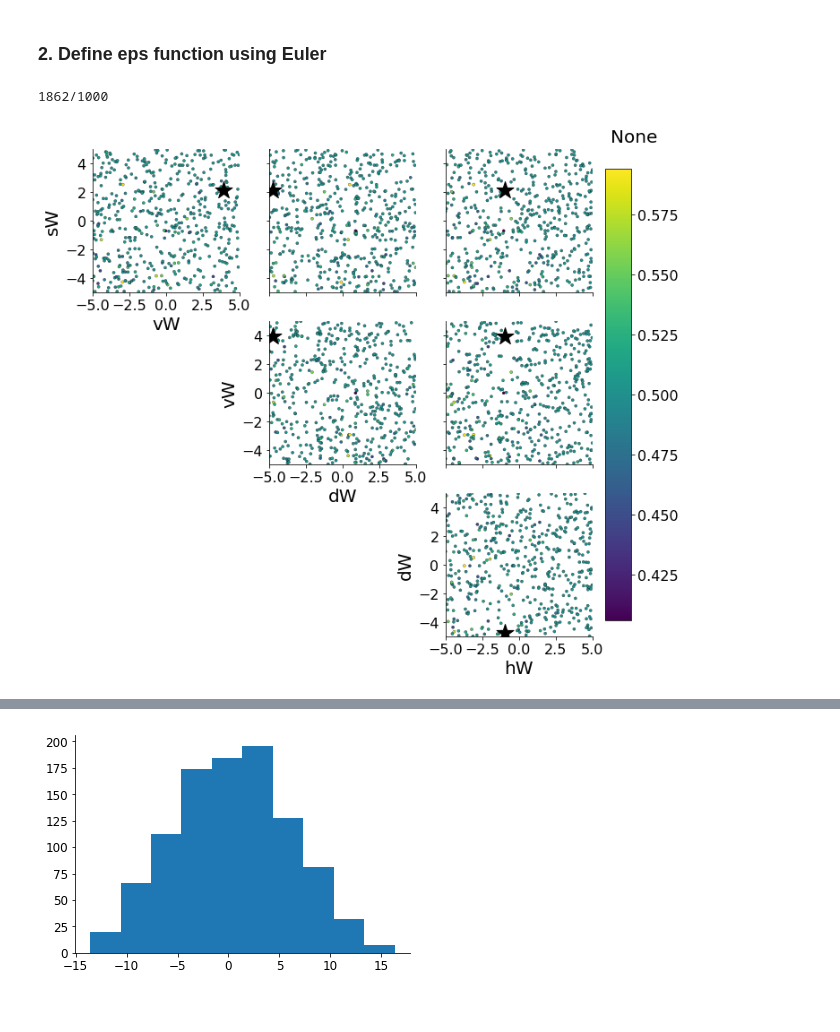
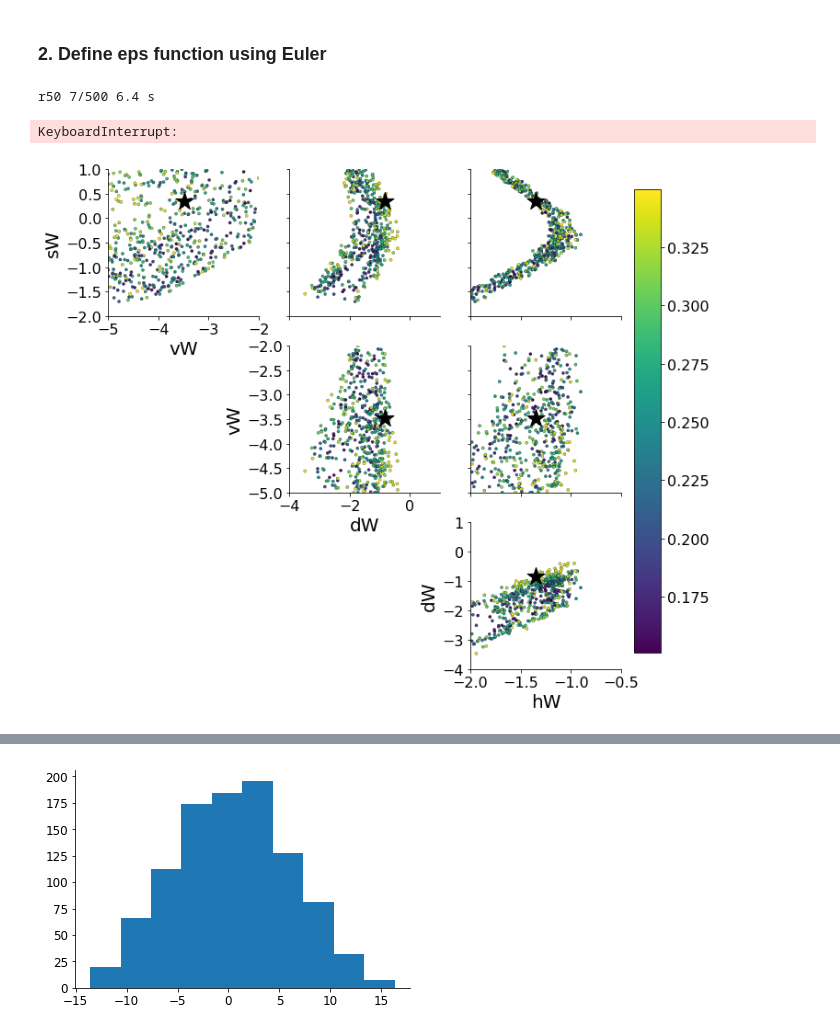
Before and after one commit to cunningham-lab/epi, a Jupyter notebook: notebooks/SC_Circuit/SC_acc_ABC.ipynb, the cells around one changed output, grey strips where cells are left out. Drawn from its saved outputs; the diff is of its cells as text; code cells hidden in the pictures.

```diff
--- a/notebooks/SC_Circuit/SC_acc_ABC.ipynb
+++ b/notebooks/SC_Circuit/SC_acc_ABC.ipynb
@@ -24,6 +21,10 @@ sW = Parameter("sW", 1, lb=lb, ub=ub)
 vW = Parameter("vW", 1, lb=lb, ub=ub)
 dW = Parameter("dW", 1, lb=lb, ub=ub)
 hW = Parameter("hW", 1, lb=lb, ub=ub)
+"""sW = Parameter("sW", 1, lb=-2., ub=1.)
+vW = Parameter("vW", 1, lb=-5., ub=-2.)
+dW = Parameter("dW", 1, lb=-4., ub=1.)
+hW = Parameter("hW", 1, lb=-2., ub=-.5)"""
 
 parameters = [sW, vW, dW, hW]
 
@@ -68,19 +69,23 @@ def accept_inds(T_x, means, stds):
                     T_x[:,i] < means[i] + 2*stds[i]) for i in range(len(means))])
     return np.logical_and.reduce(acc, axis=0)
 # %%
-num_keep = 1000
+import time
+num_keep = 500
 M = 1000
 zs = []
 T_xs = []
 
-p = .5
+p = .75
 means = [p, 1-p]
 stds = [0.05, 0.05]
 
+_round = 0
 num_found = 0
 z = None
 T_x = None
 while (num_found < num_keep):
+    _round += 1
+    time1 = time.time()
     _z = np.zeros((M, model.D), dtype=np.float32)
     for j in range(model.D):
         _z[:,j] = np.random.uniform(model.parameters[j].lb, model.parameters[j].ub, (M,))
@@ -97,7 +102,8 @@ while (num_found < num_keep):
     else:
         z = np.concatenate((z, _z), axis=0)
         T_x = np.concatenate((T_x, _T_x), axis=0)
-    print('%d/%d\r' % (num_found, num_keep), end='')
+    time2 = time.time()
+    print('r%d %d/%d %.1f s\r' % (_round, num_found, num_keep, time2-time1), end='')
 
     num_found = z.shape[0]
 
@@ -108,19 +114,20 @@ T_x = T_x[:num_keep]
 num_plot = 500
 fontsize = 20
 # %% [output]
-1862/1000
+r50 7/500 6.4 s
+KeyboardInterrupt:
 # %%
 z_labels = [p.name for p in model.parameters]
 #z_star = np.mean(z, axis=0)[None,:]
 z_star = z[0,:][None,:]
 
 _lb = np.array([p.lb[0] for p in model.parameters])
 _ub = np.array([p.ub[0] for p in model.parameters])
 fig = pairplot(z[:num_plot], np.arange(4), z_labels,
                fontsize=fontsize, figsize=(10,10), starred=z_star,
-               lb=_lb, ub=_ub, c = T_x[:,0])
+               lb=_lb, ub=_ub, c = T_x[:,1])
 # %% [output]
-[figure, old version]
+[figure, new version]
 # %%
 plt.figure()
 plt.hist(T_x[:,0])
```
Also changed, not shown: parts of 4 cells of this notebook, 4 other files.
